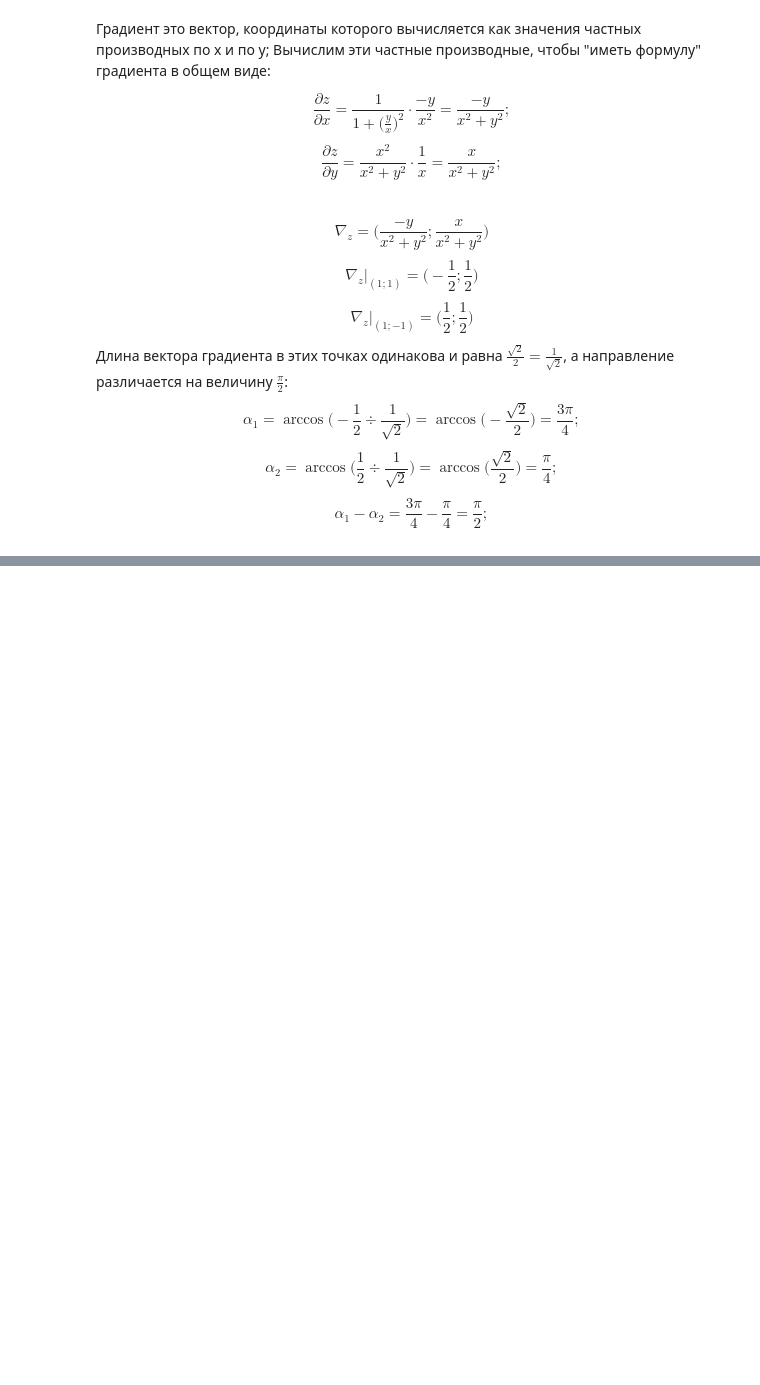
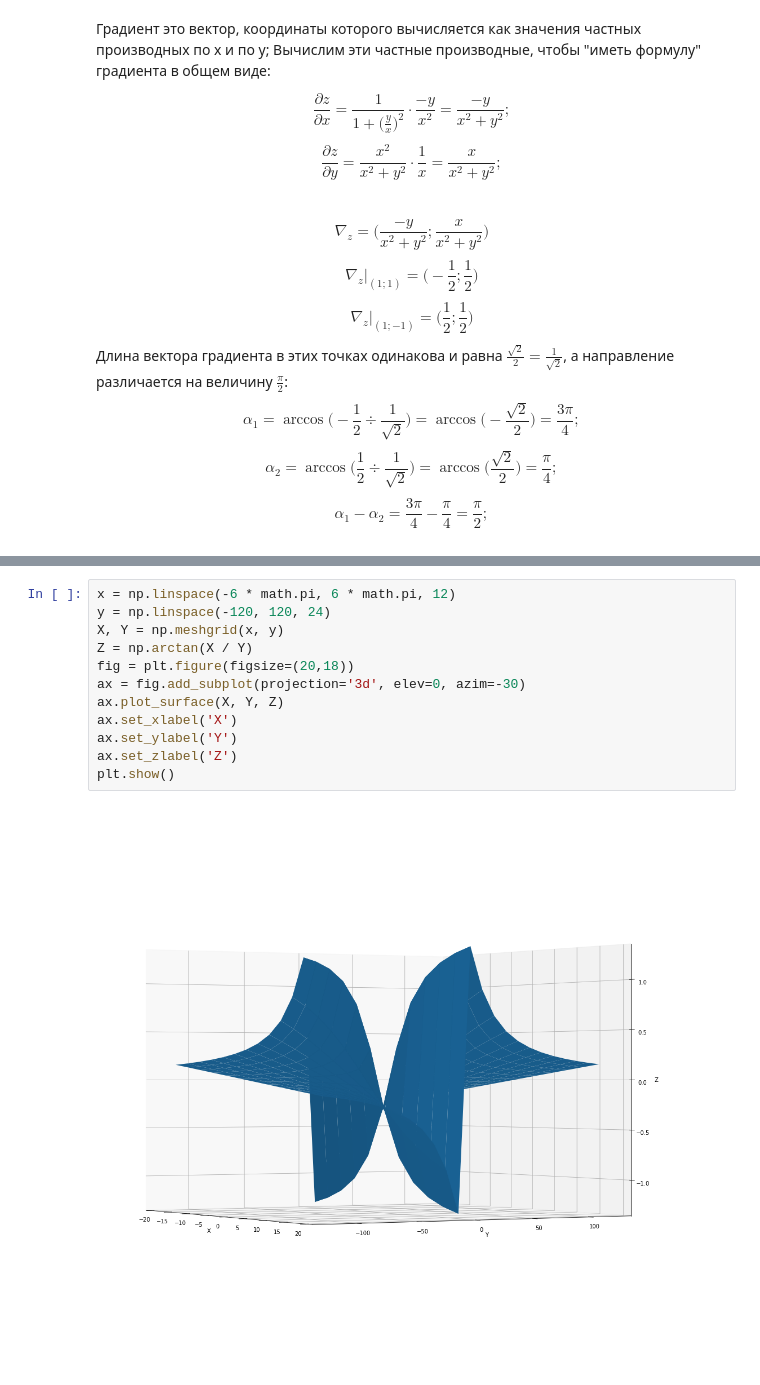
Before and after one commit to gorahohlov/matan_course, a Jupyter notebook: homework_09.ipynb, the cells around one changed output, grey strips where cells are left out. Cells and saved outputs as stored; diff of their text form; blank space fills up the shorter version.

```diff
--- a/homework_09.ipynb
+++ b/homework_09.ipynb
@@ -169,0 +199,14 @@ $$z\Big|_{(1;-1)}=\arctan(-1)=-\frac{\pi}{4};$$
+# %%
+x = np.linspace(-6 * math.pi, 6 * math.pi, 12)
+y = np.linspace(-120, 120, 24)
+X, Y = np.meshgrid(x, y)
+Z = np.arctan(X / Y)
+fig = plt.figure(figsize=(20,18))
+ax = fig.add_subplot(projection='3d', elev=0, azim=-30)
+ax.plot_surface(X, Y, Z)
+ax.set_xlabel('X')
+ax.set_ylabel('Y')
+ax.set_zlabel('Z')
+plt.show()
+# %% [output]
+[figure, added]
```
Also changed, not shown: parts of 4 cells of this notebook.
